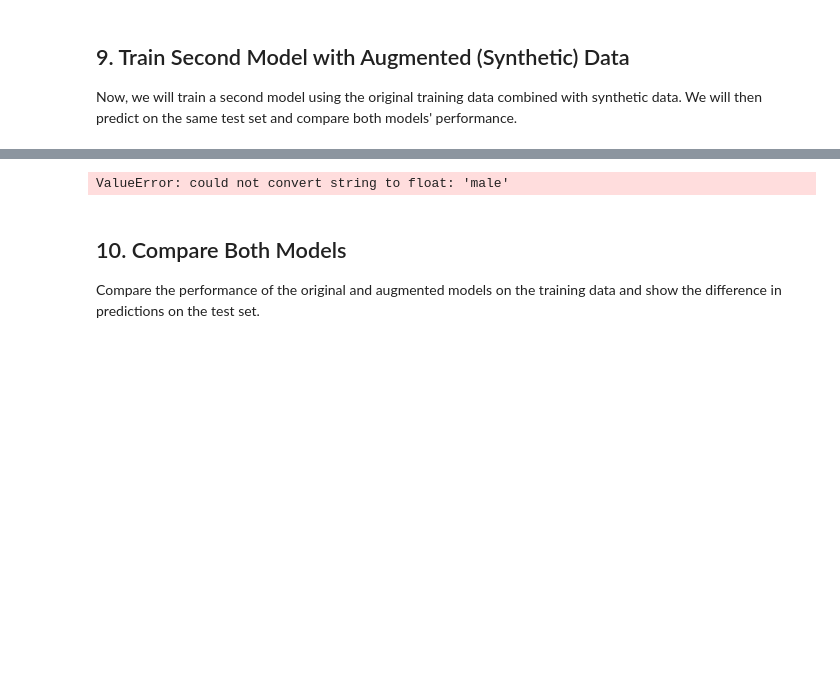
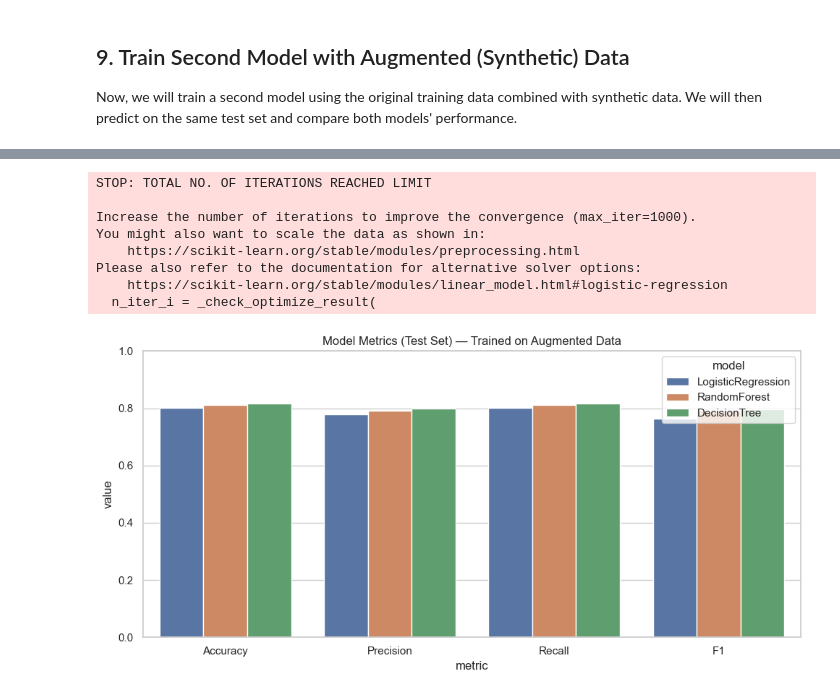
Before and after one commit to sydneycally-inclane-2812/gen-ai-prompt-evaluation, a Jupyter notebook: model_perdiction.ipynb, the cells around one changed output, grey strips where cells are left out. Cells and saved outputs as stored; diff of their text form; code cells hidden in the pictures; blank space fills up the shorter version.

```diff
--- a/model_perdiction.ipynb
+++ b/model_perdiction.ipynb
@@ -122,17 +167,13 @@ augmented_df = pd.read_csv('./data/train_data/augmented_generated.csv')  # or yo
 # Concatenate the two DataFrames
 augmented_train_df = pd.concat([train_df, augmented_df], ignore_index=True)
 
-# Now continue with your preprocessing as before:
-# - Handle missing values
-# - Encode categoricals
-# - Feature scaling
-# - Split features/target
-# - Train your model
-
 print('Combined training data shape:', augmented_train_df.shape)
 display(augmented_train_df.head())
 
 # Split features and target for augmented data
 X_aug = augmented_train_df.drop(['ID', 'default.payment.next.month'], axis=1)
 y_aug = augmented_train_df['default.payment.next.month']
+
+X_test = test_df.drop(['ID', 'default.payment.next.month'], axis=1)
+y_test = test_df['default.payment.next.month']
 # %% [output]
@@ -147,26 +188,45 @@ Combined training data shape: (24047, 33)
 # %%
-# Handle missing values
-train_df = train_df.dropna()
-test_df = test_df.dropna()
+models = {
+    "LogisticRegression": LogisticRegression(max_iter=1000, random_state=42),
+    "RandomForest": RandomForestClassifier(n_estimators=100, random_state=42),
+    "DecisionTree": DecisionTreeClassifier(max_depth=5, random_state=42),
+}
 
-# Encode categorical variables if needed (assuming all are numeric except 'SEX', 'EDUCATION', 'MARRIAGE')
-categorical_cols = ['SEX', 'EDUCATION', 'MARRIAGE']
-for col in categorical_cols:
-    if col in train_df.columns:
-        le = LabelEncoder()
-        train_df[col] = le.fit_transform(train_df[col])
-        if col in test_df.columns:
-            test_df[col] = le.transform(test_df[col])
+# Fit on augmented training set
+for name, model in models.items():
+    model.fit(X_aug, y_aug)
 
-# Feature scaling (excluding target and ID)
-feature_cols = [col for col in train_df.columns if col not in ['ID', 'default.payment.next.month']]
-scaler = StandardScaler()
-train_df[feature_cols] = scaler.fit_transform(train_df[feature_cols])
+# Make sure test features match training features exactly
+X_test_aligned = X_test.reindex(columns=X_aug.columns)
+
+rows = []
+for name, model in models.items():
+    y_pred = model.predict(X_test_aligned)
+    rows.append({
+        "model": name,
+        "Accuracy": accuracy_score(y_test, y_pred),
+        "Precision": precision_score(y_test, y_pred, average="weighted", zero_division=0),
+        "Recall": recall_score(y_test, y_pred, average="weighted", zero_division=0),
+        "F1": f1_score(y_test, y_pred, average="weighted", zero_division=0),
+    })
+
+metrics_df = pd.DataFrame(rows)
+metrics_long = metrics_df.melt(id_vars="model", var_name="metric", value_name="value")
+
+sns.set_theme(style="whitegrid")
+plt.figure(figsize=(10, 5))
+ax = sns.barplot(data=metrics_long, x="metric", y="value", hue="model")
+ax.set_title("Model Metrics (Test Set) — Trained on Augmented Data")
+ax.set_ylim(0, 1)
+plt.tight_layout()
+plt.show()
+# %% [output]
+STOP: TOTAL NO. OF ITERATIONS REACHED LIMIT
+
+Increase the number of iterations to improve the convergence (max_iter=1000).
+You might also want to scale the data as shown in:
+    https://scikit-learn.org/stable/modules/preprocessing.html
+Please also refer to the documentation for alternative solver options:
+    https://scikit-learn.org/stable/modules/linear_model.html#logistic-regression
+  n_iter_i = _check_optimize_result(
+[figure, added]
-# %%
-
-from sklearn.linear_model import LogisticRegression
-
-lr_aug = LogisticRegression(max_iter=1000, random_state=42)
-lr_aug.fit(X_aug, y_aug)
-# %% [output]
-ValueError: could not convert string to float: 'male'
@@ -197,4 +232,0 @@ if not test_df.empty:
-# %% [markdown]
-## 10. Compare Both Models
-
-Compare the performance of the original and augmented models on the training data and show the difference in predictions on the test set.
```
Also changed, not shown: parts of 16 cells of this notebook, 2 other files.
